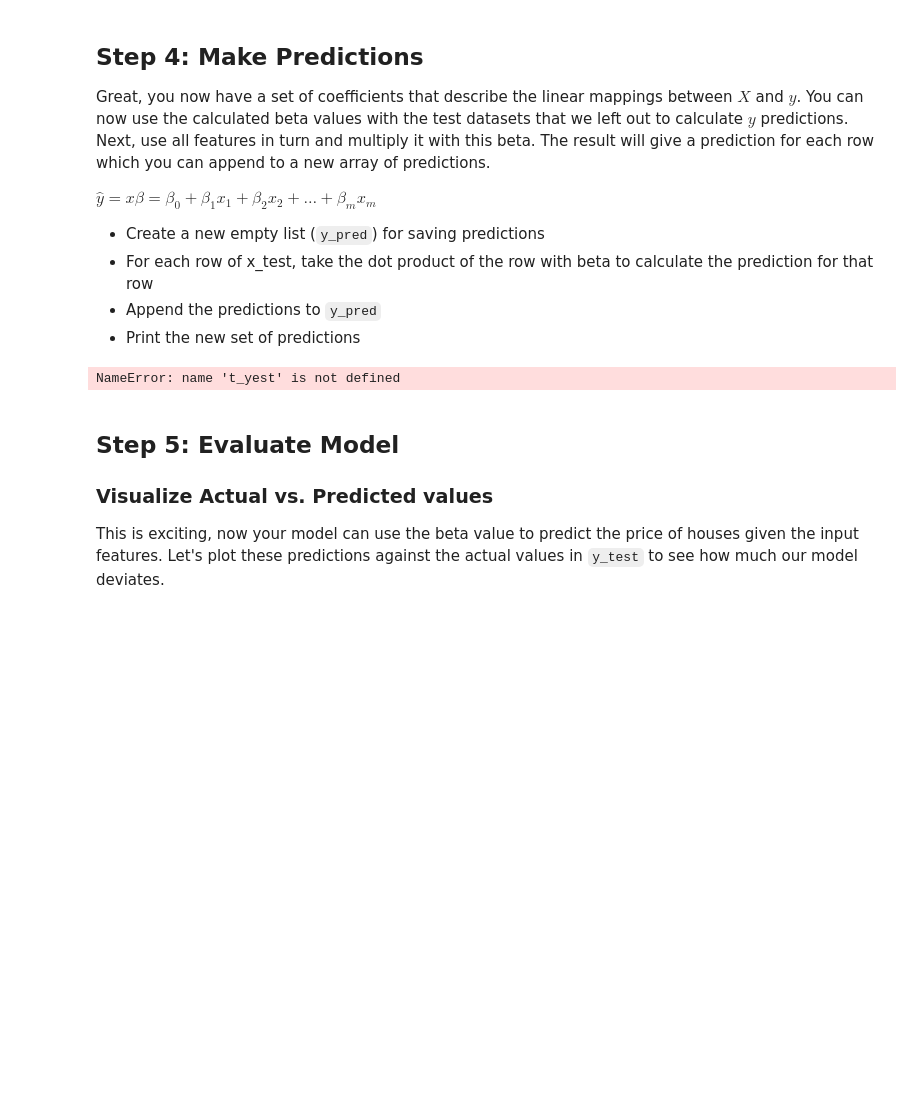
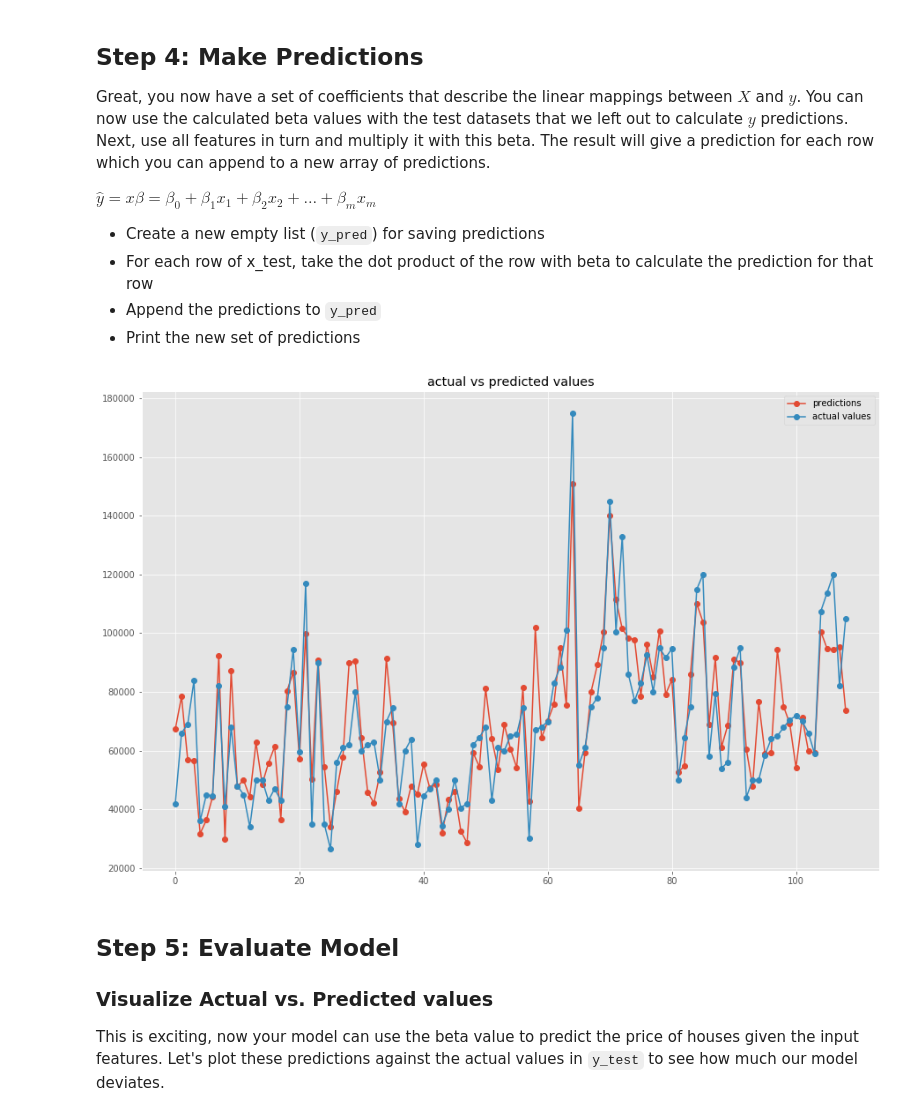
Before and after one commit to ravaxis/dsc-linalg-regression-lab-nyc-ds-082619, a Jupyter notebook: index.ipynb, the cells around one changed output. Saved outputs shown, nothing was run; the diff lists cells and outputs as text; code cells hidden in the pictures; blank space fills up the shorter version.

```diff
--- a/index.ipynb
+++ b/index.ipynb
@@ -276,16 +276,16 @@ plt.show()
 # %%
 import matplotlib.pyplot as plt
 from pylab import rcParams
 rcParams['figure.figsize']=15,10
 plt.style.use('ggplot')
 
 plt.plot(y_pred,linestyle='-',marker='o',label='predictions')
-plt.plot(y_yest,linestyle='-',marker='o',label='actual values')
+plt.plot(y_test,linestyle='-',marker='o',label='actual values')
 plt.title('actual vs predicted values')
 plt.legend()
 plt.show()
 # %% [output]
-NameError: name 't_yest' is not defined
+[figure, added]
 # %% [markdown]
 ## Step 5: Evaluate Model
 
```
